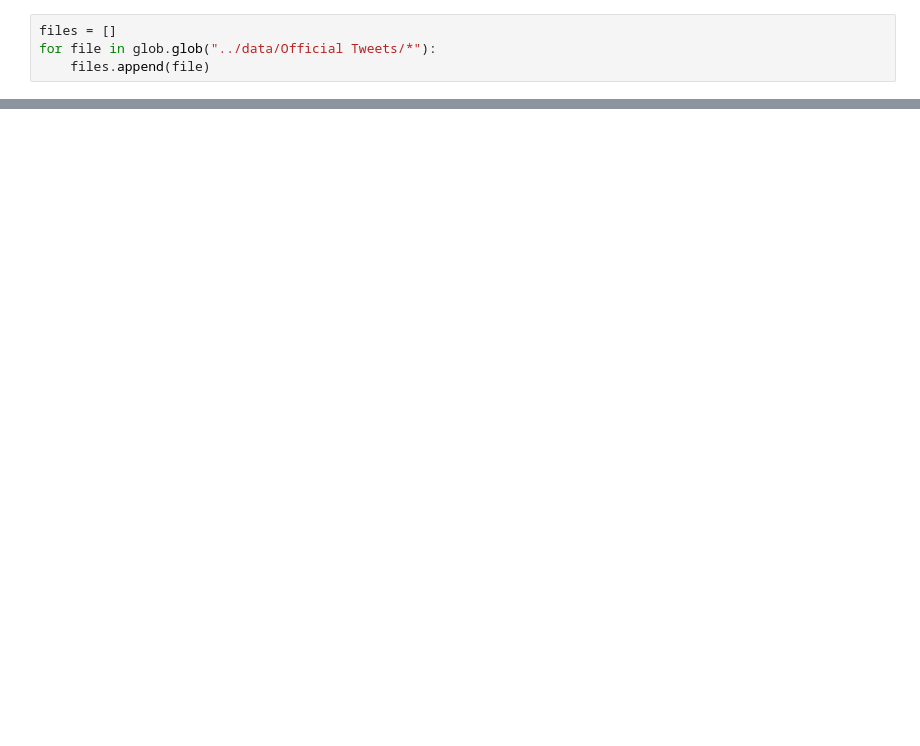
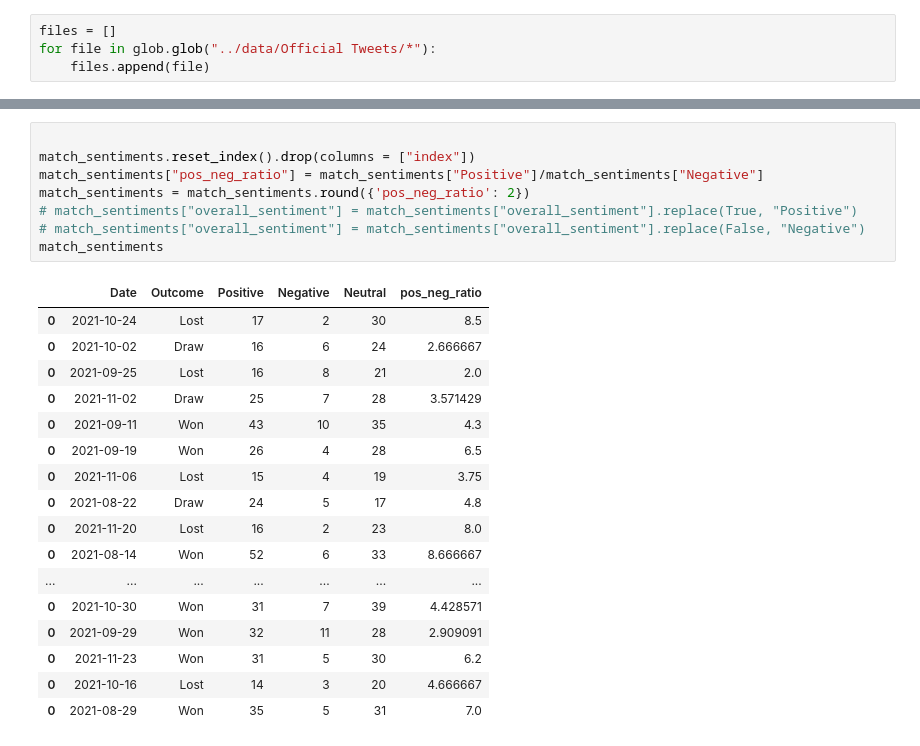
Before and after one commit to anisha1095/SportsSentimentAnalysis, a Jupyter notebook: codebase/SentimenAnalysis.ipynb, the cells around one changed output, grey strips where cells are left out. Cells and saved outputs as stored; diff of their text form; blank space fills up the shorter version.

```diff
--- a/codebase/SentimenAnalysis.ipynb
+++ b/codebase/SentimenAnalysis.ipynb
@@ -68,0 +84,26 @@ Name: sentiment, dtype: int64
+# %%
+
+match_sentiments.reset_index().drop(columns = ["index"])
+match_sentiments["pos_neg_ratio"] = match_sentiments["Positive"]/match_sentiments["Negative"]
+match_sentiments = match_sentiments.round({'pos_neg_ratio': 2})
+# match_sentiments["overall_sentiment"] = match_sentiments["overall_sentiment"].replace(True, "Positive")
+# match_sentiments["overall_sentiment"] = match_sentiments["overall_sentiment"].replace(False, "Negative")
+match_sentiments
+# %% [output]
+|  | Date | Outcome | Positive | Negative | Neutral | pos_neg_ratio |
+| 0 | 2021-10-24 | Lost | 17 | 2 | 30 | 8.5 |
+| 0 | 2021-10-02 | Draw | 16 | 6 | 24 | 2.666667 |
+| 0 | 2021-09-25 | Lost | 16 | 8 | 21 | 2.0 |
+| 0 | 2021-11-02 | Draw | 25 | 7 | 28 | 3.571429 |
+| 0 | 2021-09-11 | Won | 43 | 10 | 35 | 4.3 |
+| 0 | 2021-09-19 | Won | 26 | 4 | 28 | 6.5 |
+| 0 | 2021-11-06 | Lost | 15 | 4 | 19 | 3.75 |
+| 0 | 2021-08-22 | Draw | 24 | 5 | 17 | 4.8 |
+| 0 | 2021-11-20 | Lost | 16 | 2 | 23 | 8.0 |
+| 0 | 2021-08-14 | Won | 52 | 6 | 33 | 8.666667 |
+| ... | ... | ... | ... | ... | ... | ... |
+| 0 | 2021-10-30 | Won | 31 | 7 | 39 | 4.428571 |
+| 0 | 2021-09-29 | Won | 32 | 11 | 28 | 2.909091 |
+| 0 | 2021-11-23 | Won | 31 | 5 | 30 | 6.2 |
+| 0 | 2021-10-16 | Lost | 14 | 3 | 20 | 4.666667 |
+| 0 | 2021-08-29 | Won | 35 | 5 | 31 | 7.0 |
```
Also changed, not shown: parts of 6 cells of this notebook, 1 other file.
